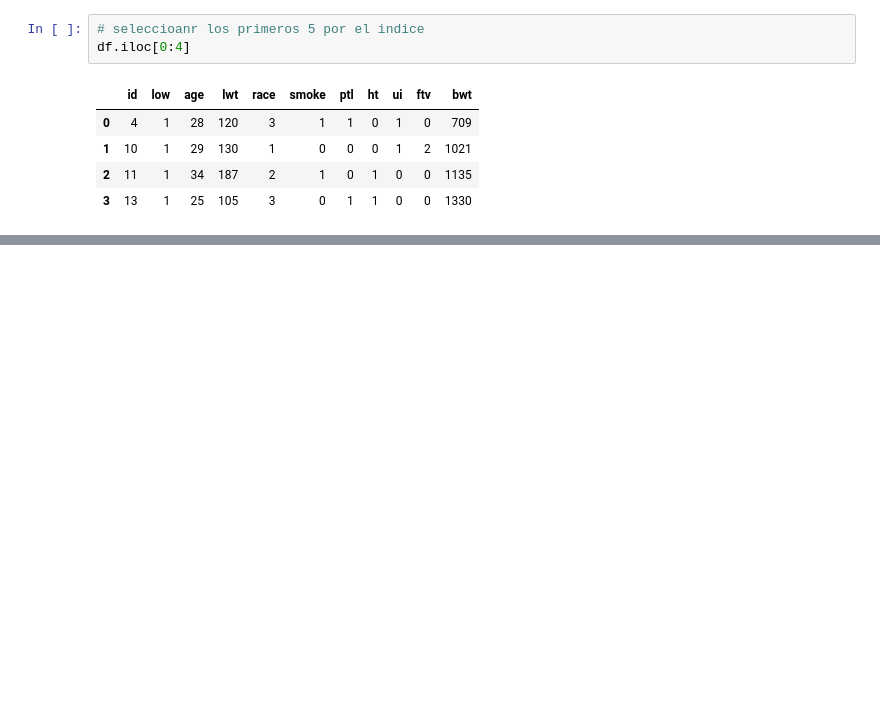
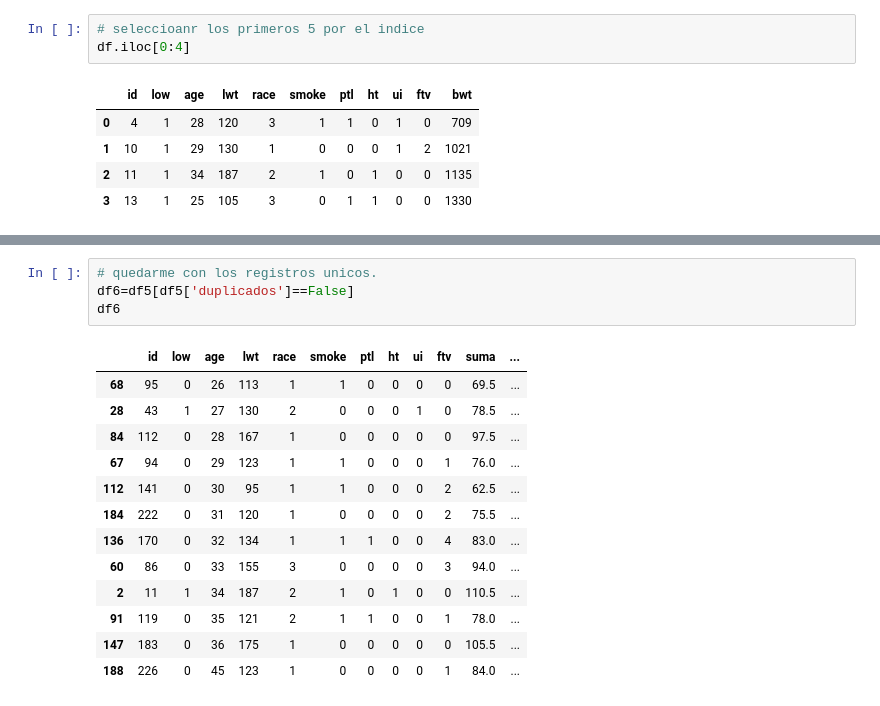
Before and after one commit to EdFlo15/notebooks, a Jupyter notebook: generalidades python.ipynb, the cells around one changed output, grey strips where cells are left out. Saved outputs shown, nothing was run; the diff lists cells and outputs as text; blank space fills up the shorter version.

```diff
--- a/generalidades python.ipynb
+++ b/generalidades python.ipynb
@@ -229,0 +518,18 @@ df.iloc[:4]
+# %%
+# quedarme con los registros unicos.
+df6=df5[df5['duplicados']==False]
+df6
+# %% [output]
+|  | id | low | age | lwt | race | smoke | ptl | ht | ui | ftv | suma | ... |
+| 68 | 95 | 0 | 26 | 113 | 1 | 1 | 0 | 0 | 0 | 0 | 69.5 | ... |
+| 28 | 43 | 1 | 27 | 130 | 2 | 0 | 0 | 0 | 1 | 0 | 78.5 | ... |
+| 84 | 112 | 0 | 28 | 167 | 1 | 0 | 0 | 0 | 0 | 0 | 97.5 | ... |
+| 67 | 94 | 0 | 29 | 123 | 1 | 1 | 0 | 0 | 0 | 1 | 76.0 | ... |
+| 112 | 141 | 0 | 30 | 95 | 1 | 1 | 0 | 0 | 0 | 2 | 62.5 | ... |
+| 184 | 222 | 0 | 31 | 120 | 1 | 0 | 0 | 0 | 0 | 2 | 75.5 | ... |
+| 136 | 170 | 0 | 32 | 134 | 1 | 1 | 1 | 0 | 0 | 4 | 83.0 | ... |
+| 60 | 86 | 0 | 33 | 155 | 3 | 0 | 0 | 0 | 0 | 3 | 94.0 | ... |
+| 2 | 11 | 1 | 34 | 187 | 2 | 1 | 0 | 1 | 0 | 0 | 110.5 | ... |
+| 91 | 119 | 0 | 35 | 121 | 2 | 1 | 1 | 0 | 0 | 1 | 78.0 | ... |
+| 147 | 183 | 0 | 36 | 175 | 1 | 0 | 0 | 0 | 0 | 0 | 105.5 | ... |
+| 188 | 226 | 0 | 45 | 123 | 1 | 0 | 0 | 0 | 0 | 1 | 84.0 | ... |
```
Also changed, not shown: parts of 38 cells of this notebook.
